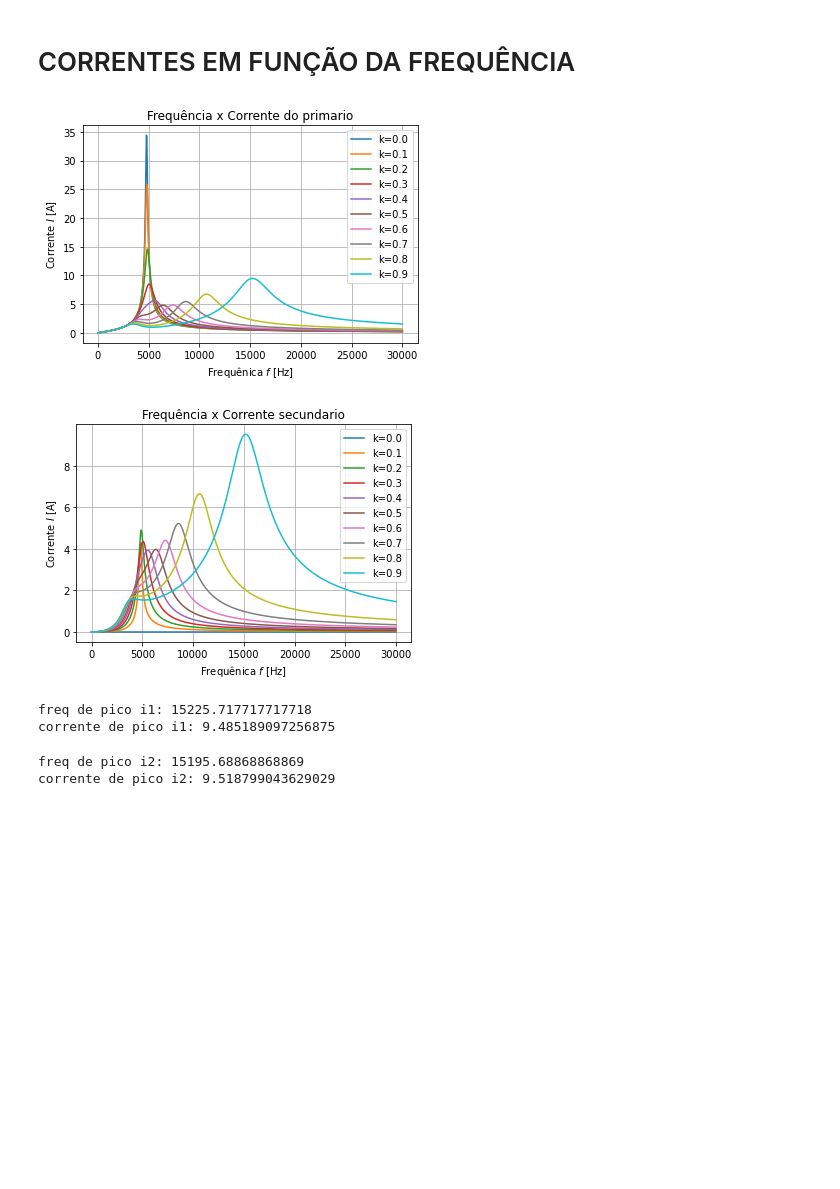
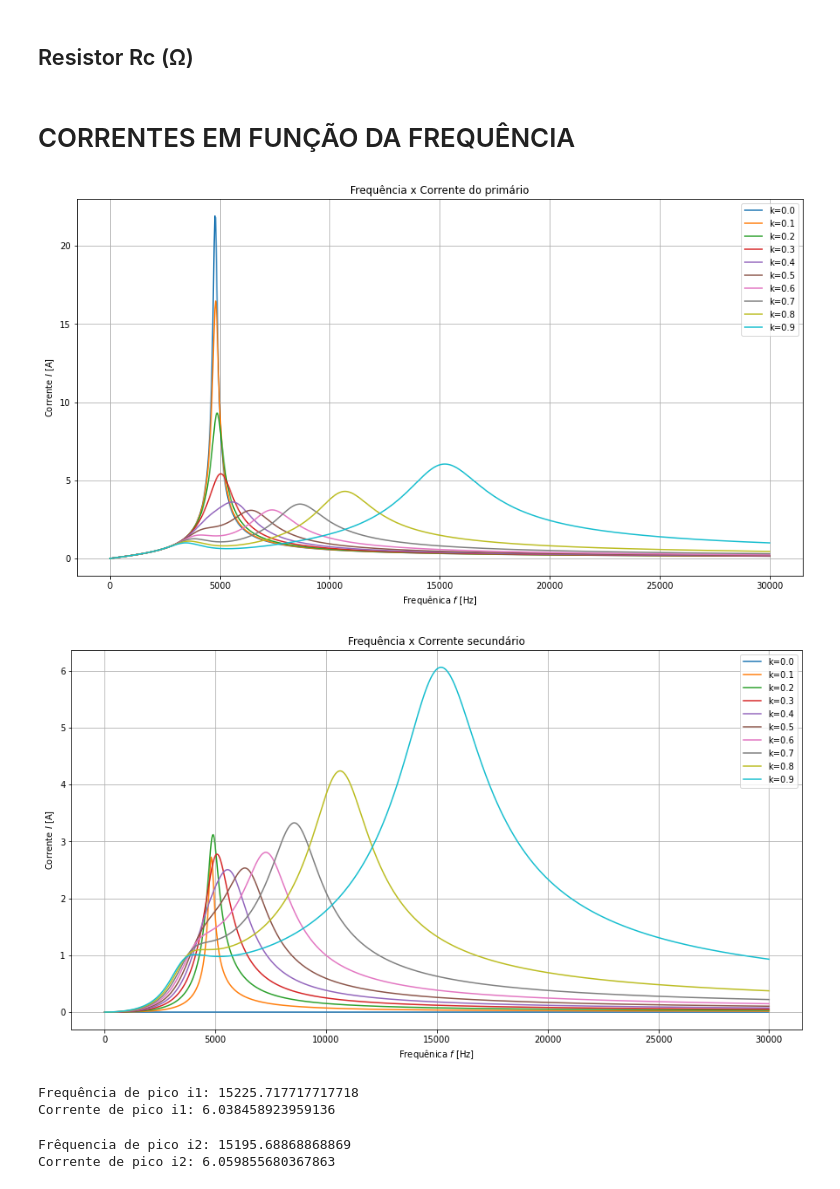
Before and after one commit to BrunoFNRodrigues/EletroMag-Projeto, a Jupyter notebook: Projeto Eletromag.ipynb, the cells around one changed output. Cells and saved outputs as stored; diff of their text form; code cells hidden in the pictures; blank space fills up the shorter version.

```diff
--- a/Projeto Eletromag.ipynb
+++ b/Projeto Eletromag.ipynb
@@ -18,8 +25,8 @@ L1=235e-6
 L2=231e-6
 C1 = 4.7e-6
 C2 = 4.7e-6
-
+Ufonte = 10
 w_ress = 1/sqrt(L1*C1)
 f_ress = w_ress/(2*pi)
-print(abs(f_ress))
+print("Frequência de ressonância:",abs(f_ress))
 # %% [output]
@@ -29,7 +38,7 @@ print(abs(f_ress))
 # %%
 def CalcularTransformador(Rc, f, k, C1, C2):
     w=2*pi*f
-    Uf=rect(10,0)
+    Uf=rect((2/pi)*Ufonte, 0)
     XC1=1/(1j*w*C1)
     XC2=1/(1j*w*C2)
     XL1=1j*w*L1
@@ -39,6 +48,8 @@ def CalcularTransformador(Rc, f, k, C1, C2):
     V=np.array([Uf,0])
     i=np.dot(linalg.inv(Z),V)
     return i[0], i[1]
+# %% [markdown]
+## Resistor Rc (&#937;)
 # %%
 Rcarga = 10
 # %% [markdown]
@@ -59,55 +70,57 @@ for k in ks:
     I1_im=[]
     I2_im=[]
     for i in f:
         i1, i2 = CalcularTransformador(Rcarga, i, k, C1, C2)
         I1.append(abs(i1))
         I2.append(abs(i2))
         I1_im.append(i1)
         I2_im.append(i2)
 
     I1_ims.append(I1_im)
     I2_ims.append(I2_im)
     I1s.append(I1)
     I2s.append(I2)
-
+#Gráfico 1: Frequência x Corrente do primário
+plt.figure(figsize=(15,8))
 for I1 in I1s:
     plt.plot(f,I1)
-plt.title("Frequência x Corrente do primario")
+plt.title("Frequência x Corrente do primário")
 plt.xlabel("Frequênica $f$ [Hz]")
 plt.ylabel("Corrente $I$ [A]")
 plt.grid(True)
 plt.legend(ks_legend)
 plt.savefig("FrequênciaxCorrentePrimario")
 plt.show()
-
+#Gráfico 2: Frequência x Corrente secundário
+plt.figure(figsize=(15,8))
 for I2 in I2s:
     plt.plot(f,I2)
-plt.title("Frequência x Corrente secundario")
+plt.title("Frequência x Corrente secundário")
 plt.xlabel("Frequênica $f$ [Hz]")
 plt.ylabel("Corrente $I$ [A]")
 plt.grid(True)
 plt.legend(ks_legend)
 plt.savefig("FrequênciaxCorrenteSecundario")
 plt.show()
 # %% [output]
-[figure, old version]
+[figure, new version]
-[figure, old version]
+[figure, new version]
 # %%
 max_y = max(I1)  # Find the maximum y value
 max_x = f[I1.index(max_y)]
-print('freq de pico i1:',max_x)
-print('corrente de pico i1:',max_y)
+print('Frequência de pico i1:',max_x)
+print('Corrente de pico i1:',max_y)
 # %% [output]
-freq de pico i1: 15225.717717717718
-corrente de pico i1: 9.485189097256875
+Frequência de pico i1: 15225.717717717718
+Corrente de pico i1: 6.038458923959136
 # %%
 max_y2 = max(I2)  # Find the maximum y value
 max_x2 = f[I2.index(max_y2)]
-print('freq de pico i2:',max_x2)
-print('corrente de pico i2:',max_y2)
+print('Frêquencia de pico i2:',max_x2)
+print('Corrente de pico i2:',max_y2)
 # %% [output]
-freq de pico i2: 15195.68868868869
-corrente de pico i2: 9.518799043629029
+Frêquencia de pico i2: 15195.68868868869
+Corrente de pico i2: 6.059855680367863
 # %%
 k=np.linspace(0,1,1000)
 I1K=[]
```
Also changed, not shown: parts of 21 cells of this notebook.
